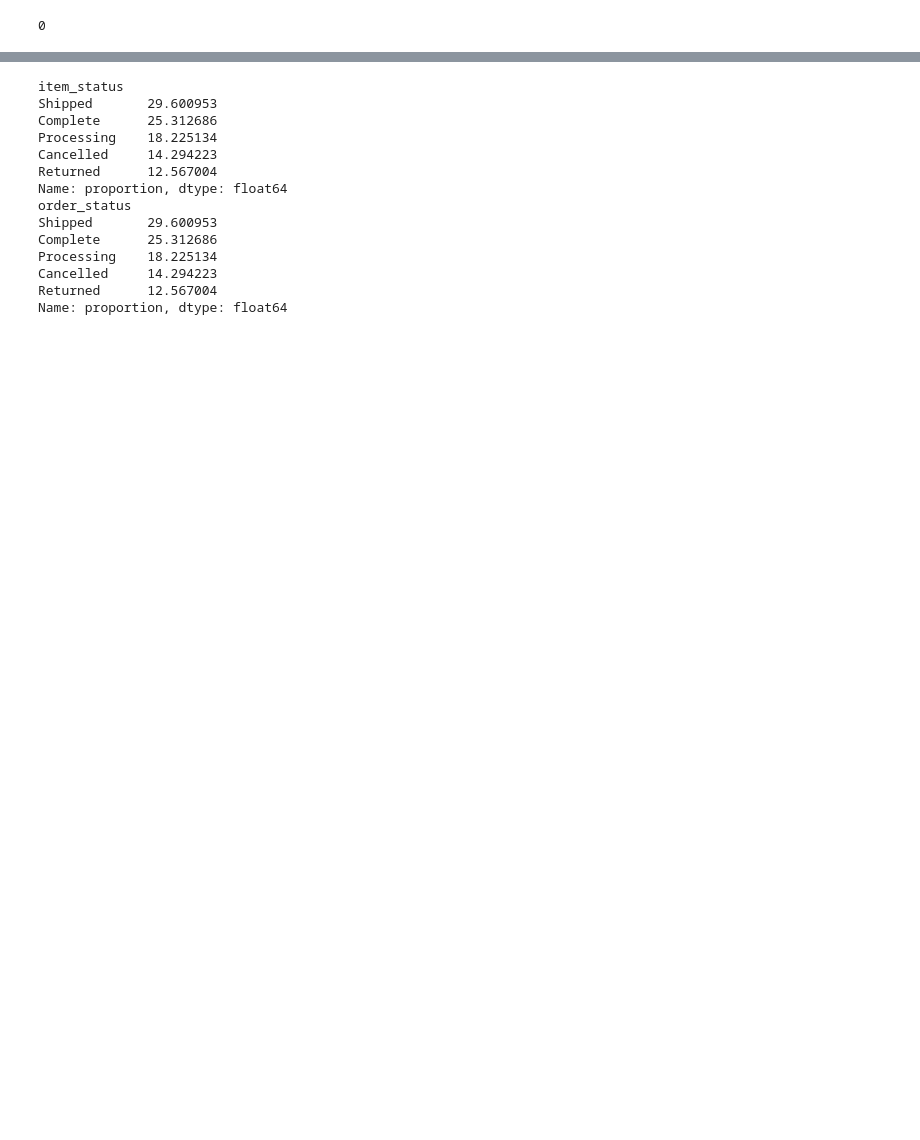
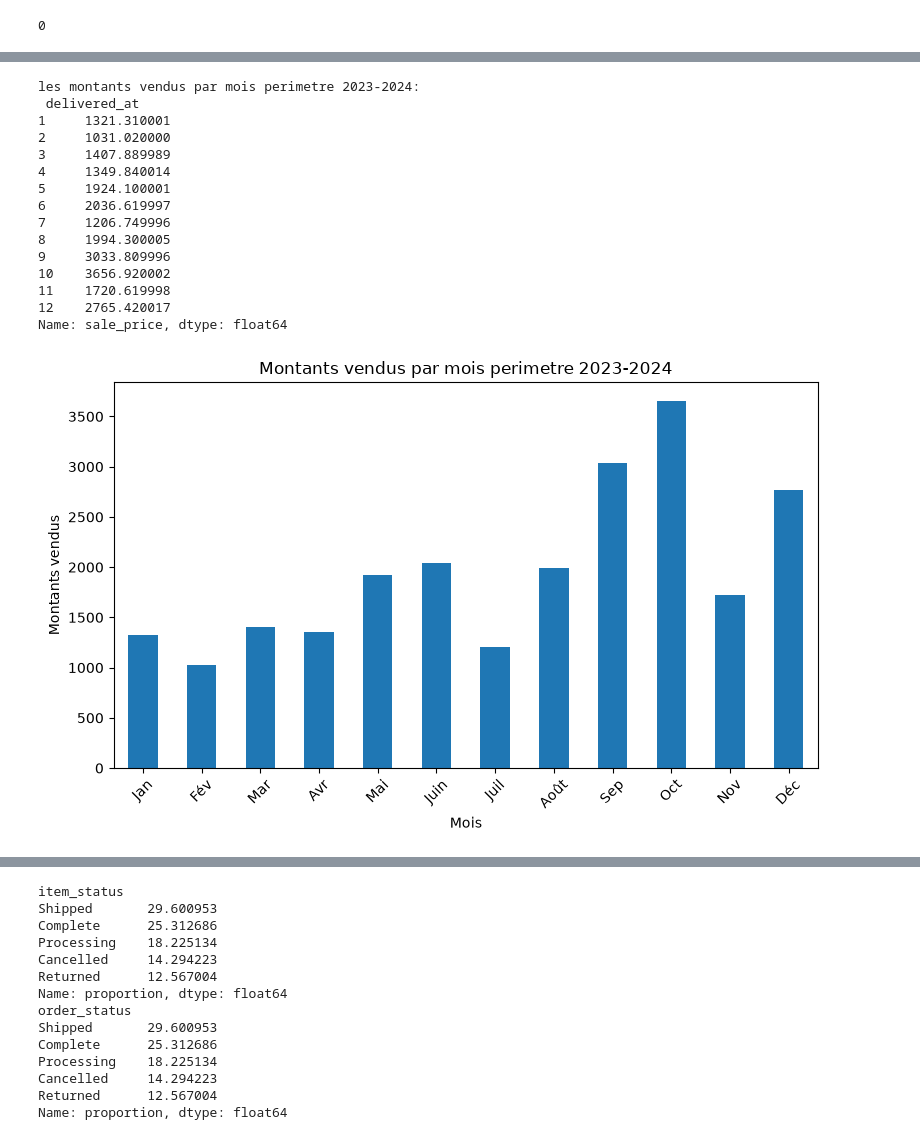
Before and after one commit to glimaleba/projet_thelook, a Jupyter notebook: notebooks/01_EDA_python.ipynb, the cells around one changed output, grey strips where cells are left out. Cells and saved outputs as stored; diff of their text form; code cells hidden in the pictures; blank space fills up the shorter version.

```diff
--- a/notebooks/01_EDA_python.ipynb
+++ b/notebooks/01_EDA_python.ipynb
@@ -410,0 +435,36 @@ print(masque_coherence_shipped_and_delivered.sum())
+# %%
+# Examinons la contribution mensuelle sur les ventes:
+ventes_par_mois=df_prix_vente_perimetre.groupby(df_prix_vente_perimetre["delivered_at"].dt.month)["sale_price"].sum()
+print(f"les montants vendus par mois perimetre 2023-2024: \n {ventes_par_mois}")
+plt.figure(figsize=(8,5))
+ventes_par_mois.plot(kind="bar")
+plt.title("Montants vendus par mois perimetre 2023-2024")
+plt.xlabel("Mois")
+plt.ylabel("Montants vendus")
+plt.xticks(
+    ticks=range(12),
+    labels=[
+        "Jan", "Fév", "Mar", "Avr", "Mai", "Juin",
+        "Juil", "Août", "Sep", "Oct", "Nov", "Déc"
+    ],
+    rotation=45 # position des  x label
+)
+
+plt.tight_layout()
+# %% [output]
+les montants vendus par mois perimetre 2023-2024:
+ delivered_at
+1     1321.310001
+2     1031.020000
+3     1407.889989
+4     1349.840014
+5     1924.100001
+6     2036.619997
+7     1206.749996
+8     1994.300005
+9     3033.809996
+10    3656.920002
+11    1720.619998
+12    2765.420017
+Name: sale_price, dtype: float64
+[figure, added]
```
Also changed, not shown: parts of 30 cells of this notebook.
